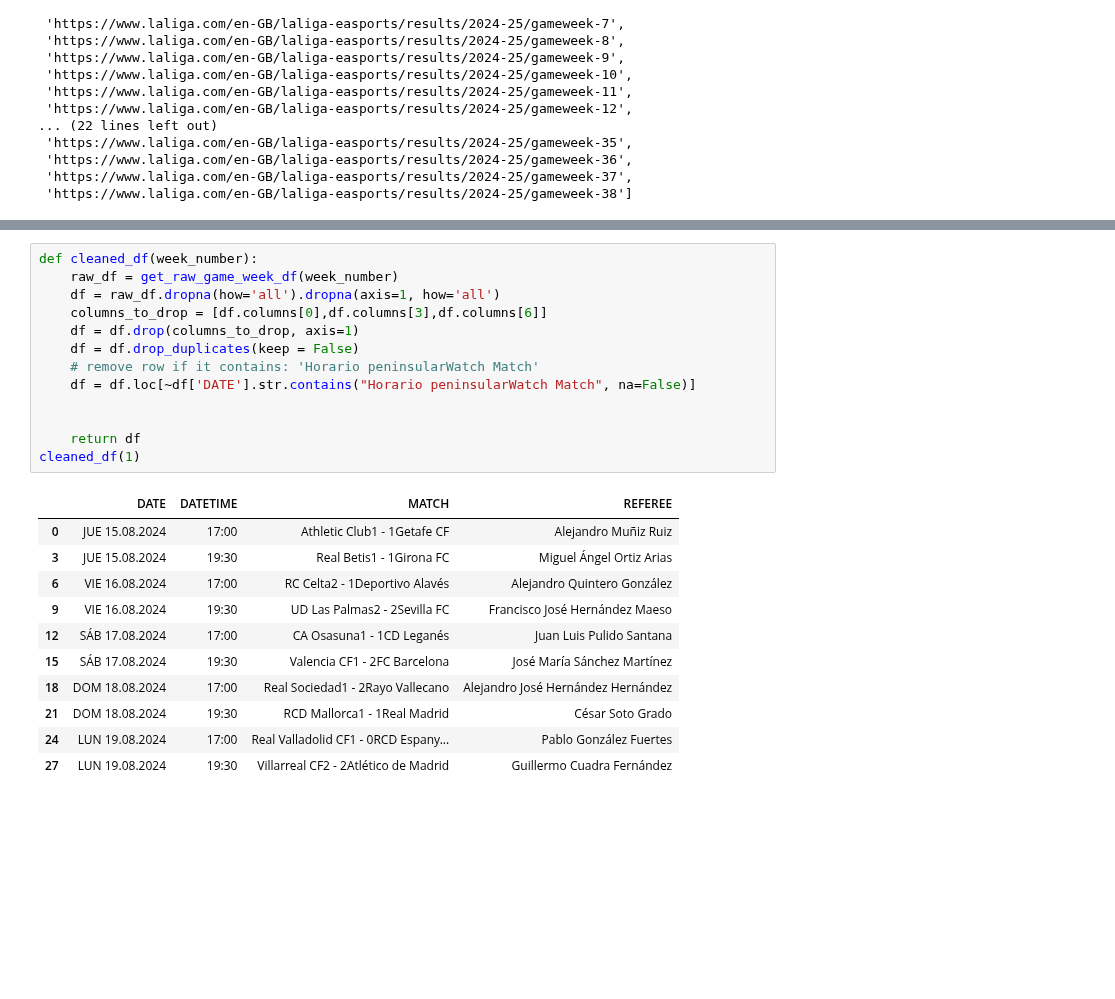
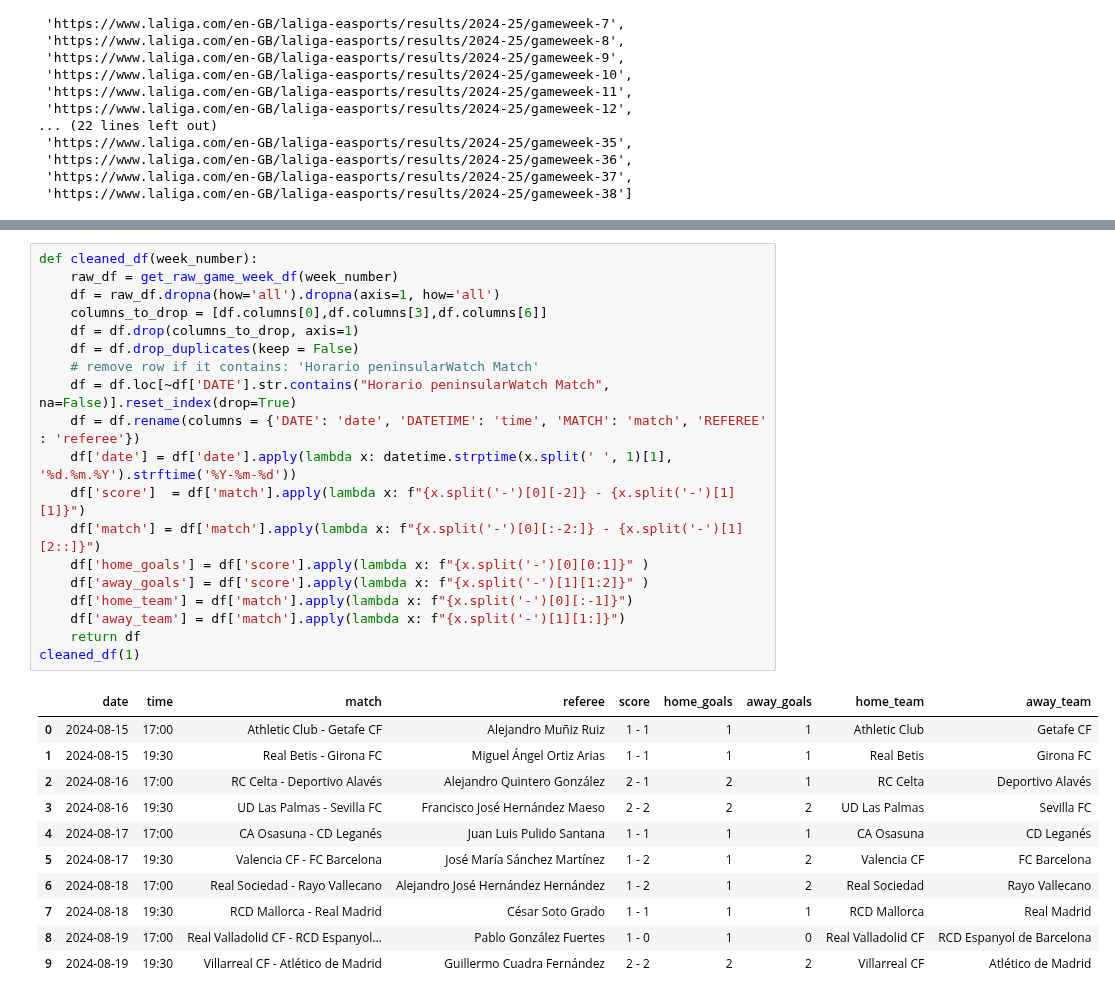
Before and after one commit to bryanpintado/fc-barcelona-dashboard, a Jupyter notebook: main.ipynb, the cells around one changed output, grey strips where cells are left out. Cells and saved outputs as stored; diff of their text form; blank space fills up the shorter version.

Commit message:
added columns

```diff
--- a/main.ipynb
+++ b/main.ipynb
@@ -107,25 +108,31 @@ get_game_week_df(1)
 # %%
 def cleaned_df(week_number):
     raw_df = get_raw_game_week_df(week_number)
     df = raw_df.dropna(how='all').dropna(axis=1, how='all')
     columns_to_drop = [df.columns[0],df.columns[3],df.columns[6]]
     df = df.drop(columns_to_drop, axis=1)
     df = df.drop_duplicates(keep = False)
     # remove row if it contains: 'Horario peninsularWatch Match'
-    df = df.loc[~df['DATE'].str.contains("Horario peninsularWatch Match", na=False)]
-
-
+    df = df.loc[~df['DATE'].str.contains("Horario peninsularWatch Match", na=False)].reset_index(drop=True)
+    df = df.rename(columns = {'DATE': 'date', 'DATETIME': 'time', 'MATCH': 'match', 'REFEREE' : 'referee'})
+    df['date'] = df['date'].apply(lambda x: datetime.strptime(x.split(' ', 1)[1], '%d.%m.%Y').strftime('%Y-%m-%d'))
+    df['score']  = df['match'].apply(lambda x: f"{x.split('-')[0][-2]} - {x.split('-')[1][1]}")
+    df['match'] = df['match'].apply(lambda x: f"{x.split('-')[0][:-2:]} - {x.split('-')[1][2::]}")
+    df['home_goals'] = df['score'].apply(lambda x: f"{x.split('-')[0][0:1]}" )
+    df['away_goals'] = df['score'].apply(lambda x: f"{x.split('-')[1][1:2]}" )
+    df['home_team'] = df['match'].apply(lambda x: f"{x.split('-')[0][:-1]}")
+    df['away_team'] = df['match'].apply(lambda x: f"{x.split('-')[1][1:]}")
     return df
 cleaned_df(1)
 # %% [output]
-|  | DATE | DATETIME | MATCH | REFEREE |
-| 0 | JUE 15.08.2024 | 17:00 | Athletic Club1 - 1Getafe CF | Alejandro Muñiz Ruiz |
-| 3 | JUE 15.08.2024 | 19:30 | Real Betis1 - 1Girona FC | Miguel Ángel Ortiz Arias |
-| 6 | VIE 16.08.2024 | 17:00 | RC Celta2 - 1Deportivo Alavés | Alejandro Quintero González |
-| 9 | VIE 16.08.2024 | 19:30 | UD Las Palmas2 - 2Sevilla FC | Francisco José Hernández Maeso |
-| 12 | SÁB 17.08.2024 | 17:00 | CA Osasuna1 - 1CD Leganés | Juan Luis Pulido Santana |
-| 15 | SÁB 17.08.2024 | 19:30 | Valencia CF1 - 2FC Barcelona | José María Sánchez Martínez |
-| 18 | DOM 18.08.2024 | 17:00 | Real Sociedad1 - 2Rayo Vallecano | Alejandro José Hernández Hernández |
-| 21 | DOM 18.08.2024 | 19:30 | RCD Mallorca1 - 1Real Madrid | César Soto Grado |
-| 24 | LUN 19.08.2024 | 17:00 | Real Valladolid CF1 - 0RCD Espany... | Pablo González Fuertes |
-| 27 | LUN 19.08.2024 | 19:30 | Villarreal CF2 - 2Atlético de Madrid | Guillermo Cuadra Fernández |
+|  | date | time | match | referee | score | home_goals | away_goals | home_team | away_team |
+| 0 | 2024-08-15 | 17:00 | Athletic Club - Getafe CF | Alejandro Muñiz Ruiz | 1 - 1 | 1 | 1 | Athletic Club | Getafe CF |
+| 1 | 2024-08-15 | 19:30 | Real Betis - Girona FC | Miguel Ángel Ortiz Arias | 1 - 1 | 1 | 1 | Real Betis | Girona FC |
+| 2 | 2024-08-16 | 17:00 | RC Celta - Deportivo Alavés | Alejandro Quintero González | 2 - 1 | 2 | 1 | RC Celta | Deportivo Alavés |
+| 3 | 2024-08-16 | 19:30 | UD Las Palmas - Sevilla FC | Francisco José Hernández Maeso | 2 - 2 | 2 | 2 | UD Las Palmas | Sevilla FC |
+| 4 | 2024-08-17 | 17:00 | CA Osasuna - CD Leganés | Juan Luis Pulido Santana | 1 - 1 | 1 | 1 | CA Osasuna | CD Leganés |
+| 5 | 2024-08-17 | 19:30 | Valencia CF - FC Barcelona | José María Sánchez Martínez | 1 - 2 | 1 | 2 | Valencia CF | FC Barcelona |
+| 6 | 2024-08-18 | 17:00 | Real Sociedad - Rayo Vallecano | Alejandro José Hernández Hernández | 1 - 2 | 1 | 2 | Real Sociedad | Rayo Vallecano |
+| 7 | 2024-08-18 | 19:30 | RCD Mallorca - Real Madrid | César Soto Grado | 1 - 1 | 1 | 1 | RCD Mallorca | Real Madrid |
+| 8 | 2024-08-19 | 17:00 | Real Valladolid CF - RCD Espanyol... | Pablo González Fuertes | 1 - 0 | 1 | 0 | Real Valladolid CF | RCD Espanyol de Barcelona |
+| 9 | 2024-08-19 | 19:30 | Villarreal CF - Atlético de Madrid | Guillermo Cuadra Fernández | 2 - 2 | 2 | 2 | Villarreal CF | Atlético de Madrid |
```
Also changed, not shown: parts of 3 cells of this notebook.
